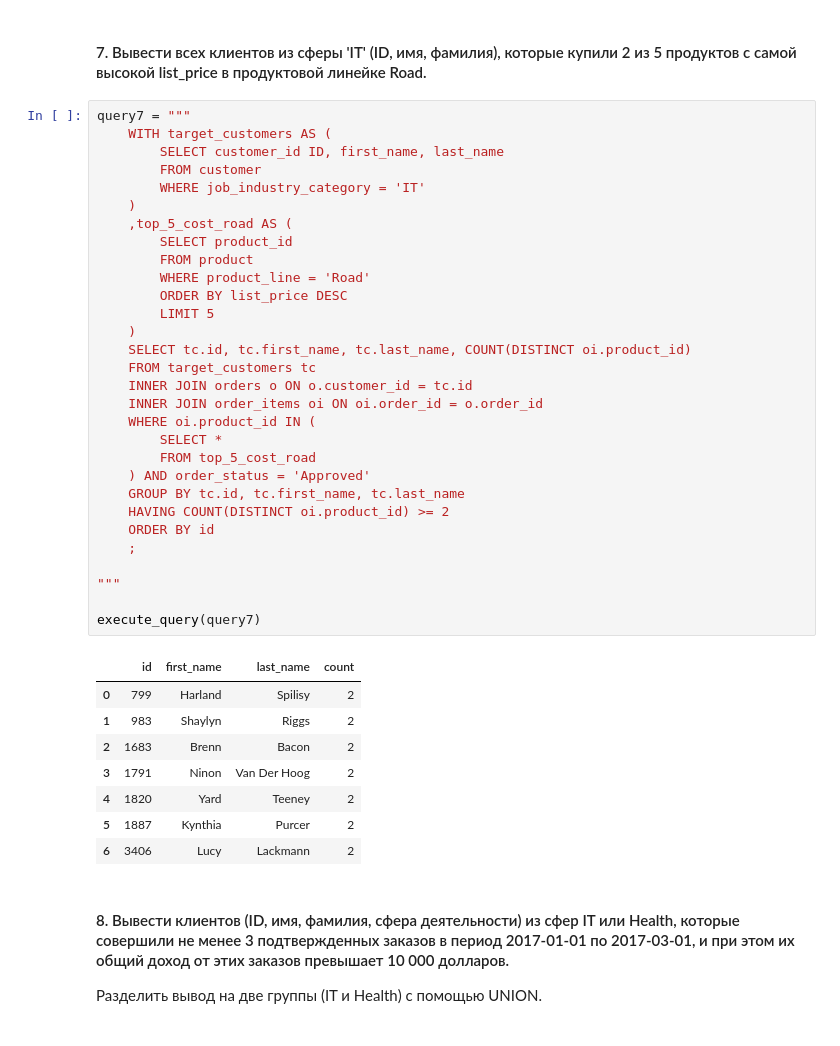
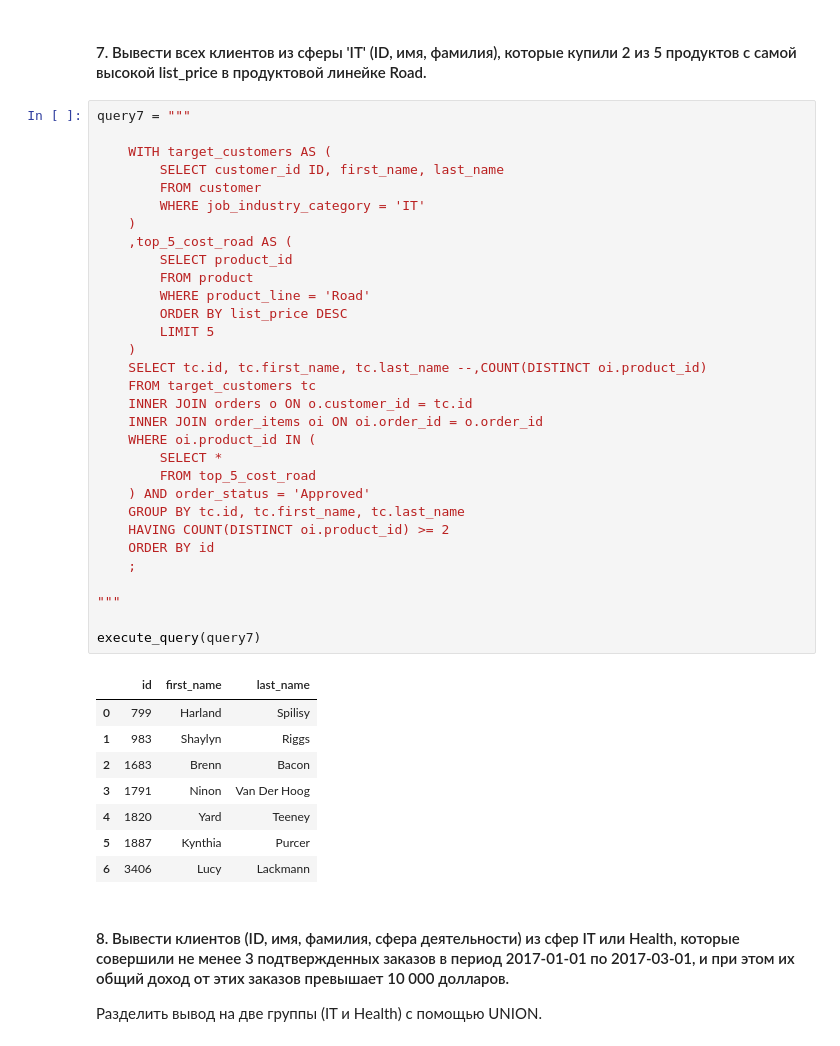
Before and after one commit to EgrSlv/PostgreSQLearn_MIPT, a Jupyter notebook: HomeWork_2/SolovevEgor_HW_02_ds_2025.ipynb, the cells around one changed output. Cells and saved outputs as stored; diff of their text form.

```diff
--- a/HomeWork_2/SolovevEgor_HW_02_ds_2025.ipynb
+++ b/HomeWork_2/SolovevEgor_HW_02_ds_2025.ipynb
@@ -519,43 +521,44 @@ execute_query(query6)
 #### 7. Вывести всех клиентов из сферы 'IT' (ID, имя, фамилия), которые купили 2 из 5 продуктов с самой высокой list_price в продуктовой линейке Road.
 # %%
 query7 = """
+
     WITH target_customers AS (
         SELECT customer_id ID, first_name, last_name
         FROM customer
         WHERE job_industry_category = 'IT'
     )
     ,top_5_cost_road AS (
         SELECT product_id
         FROM product
         WHERE product_line = 'Road'
         ORDER BY list_price DESC
         LIMIT 5
     )
-    SELECT tc.id, tc.first_name, tc.last_name, COUNT(DISTINCT oi.product_id)
+    SELECT tc.id, tc.first_name, tc.last_name --,COUNT(DISTINCT oi.product_id)
     FROM target_customers tc
     INNER JOIN orders o ON o.customer_id = tc.id
     INNER JOIN order_items oi ON oi.order_id = o.order_id
     WHERE oi.product_id IN (
         SELECT *
         FROM top_5_cost_road
     ) AND order_status = 'Approved'
     GROUP BY tc.id, tc.first_name, tc.last_name
     HAVING COUNT(DISTINCT oi.product_id) >= 2
     ORDER BY id
     ;
 
 """
 
 execute_query(query7)
 # %% [output]
-|  | id | first_name | last_name | count |
-| 0 | 799 | Harland | Spilisy | 2 |
-| 1 | 983 | Shaylyn | Riggs | 2 |
-| 2 | 1683 | Brenn | Bacon | 2 |
-| 3 | 1791 | Ninon | Van Der Hoog | 2 |
-| 4 | 1820 | Yard | Teeney | 2 |
-| 5 | 1887 | Kynthia | Purcer | 2 |
-| 6 | 3406 | Lucy | Lackmann | 2 |
+|  | id | first_name | last_name |
+| 0 | 799 | Harland | Spilisy |
+| 1 | 983 | Shaylyn | Riggs |
+| 2 | 1683 | Brenn | Bacon |
+| 3 | 1791 | Ninon | Van Der Hoog |
+| 4 | 1820 | Yard | Teeney |
+| 5 | 1887 | Kynthia | Purcer |
+| 6 | 3406 | Lucy | Lackmann |
 # %% [markdown]
 #### 8. Вывести клиентов (ID, имя, фамилия, сфера деятельности) из сфер IT или Health, которые совершили не менее 3 подтвержденных заказов в период 2017-01-01 по 2017-03-01, и при этом их общий доход от этих заказов превышает 10 000 долларов.
 
```
Also changed, not shown: parts of 8 cells of this notebook.
